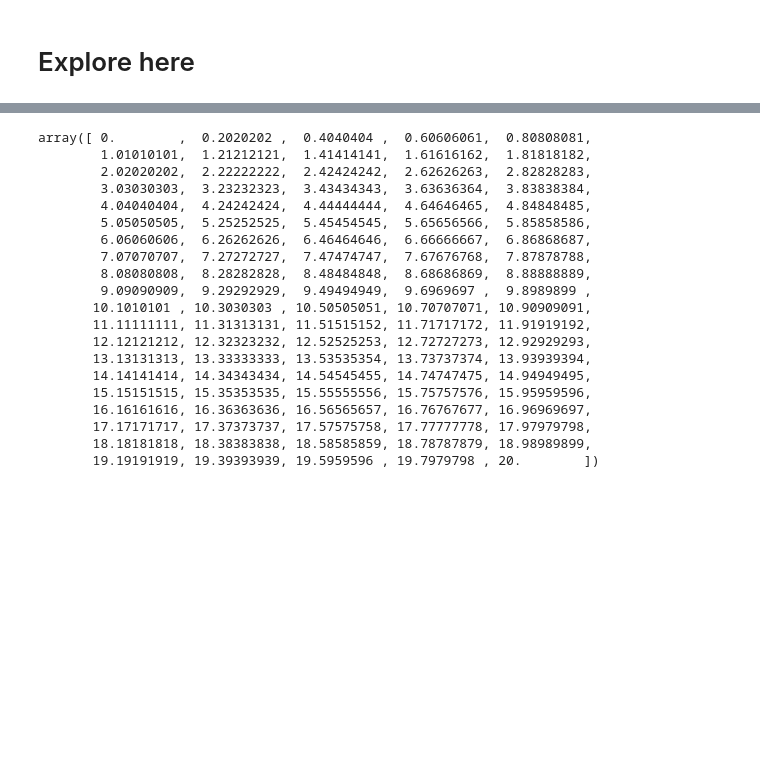
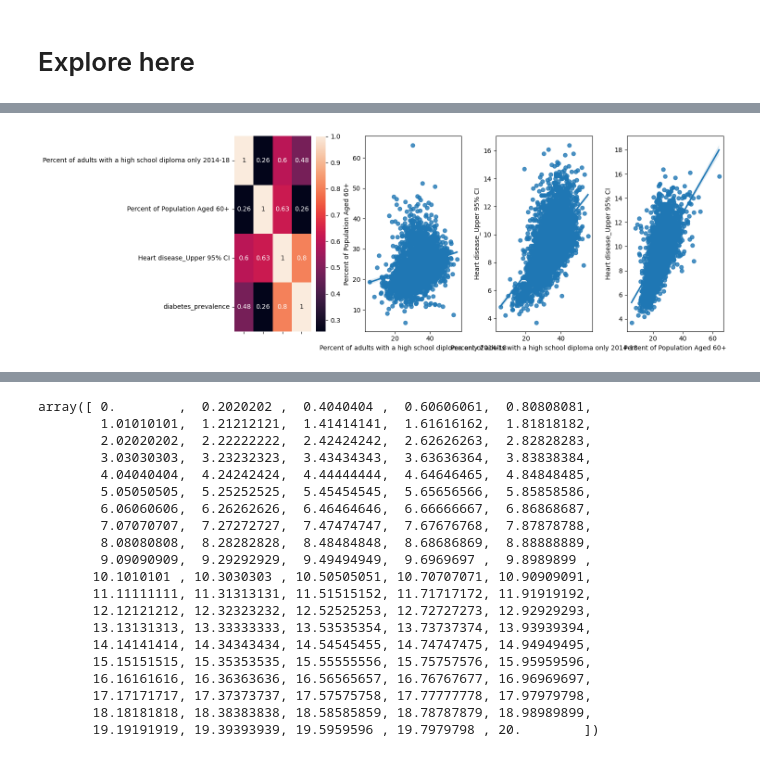
Before and after one commit to Fergo20011/ridge_lasso2, a Jupyter notebook: src/explore.ipynb, the cells around one changed output, grey strips where cells are left out. Cells and saved outputs as stored; diff of their text form; code cells hidden in the pictures; blank space fills up the shorter version.

```diff
--- a/src/explore.ipynb
+++ b/src/explore.ipynb
@@ -137,0 +126,20 @@ El error de la regresion ridge es 0.23911771069764493 y el R2 es de 0.9670581930
+# %%
+A = 'Percent of adults with a high school diploma only 2014-18'
+B = 'Percent of Population Aged 60+'
+C = 'Heart disease_Upper 95% CI'
+Y = 'diabetes_prevalence'
+fig, axis = plt.subplots(1,4,figsize=(15,5))
+
+sns.heatmap(df[['Percent of adults with a high school diploma only 2014-18', 'Percent of Population Aged 60+', 'Heart disease_Upper 95% CI', 'diabetes_prevalence']].corr(), annot=True, ax=axis[0]).set(xticklabels=[])
+sns.regplot(x=A, y=B, data=df, ax=axis[1])
+sns.regplot(x=A, y=C, data=df, ax=axis[2])
+sns.regplot(x=B, y=C, data=df, ax=axis[3])
+
+plt.tight_layout()
+plt.show()
+
+#Analisis multivariante
+
+# Conclusion: Las tres variables están relacionadas positivamente con Y. La edad avanzada (mayor de 60) se asocia a enfermedades cardíacas. La relación entre el porcentaje de diplomados (2014-2018) y enfermedades cardíacas probablemente no es real. No necesitamos analizar categorías ni transformar variables.
+# %% [output]
+[figure, added]
```
Also changed, not shown: parts of 39 cells of this notebook, 2 other files.
